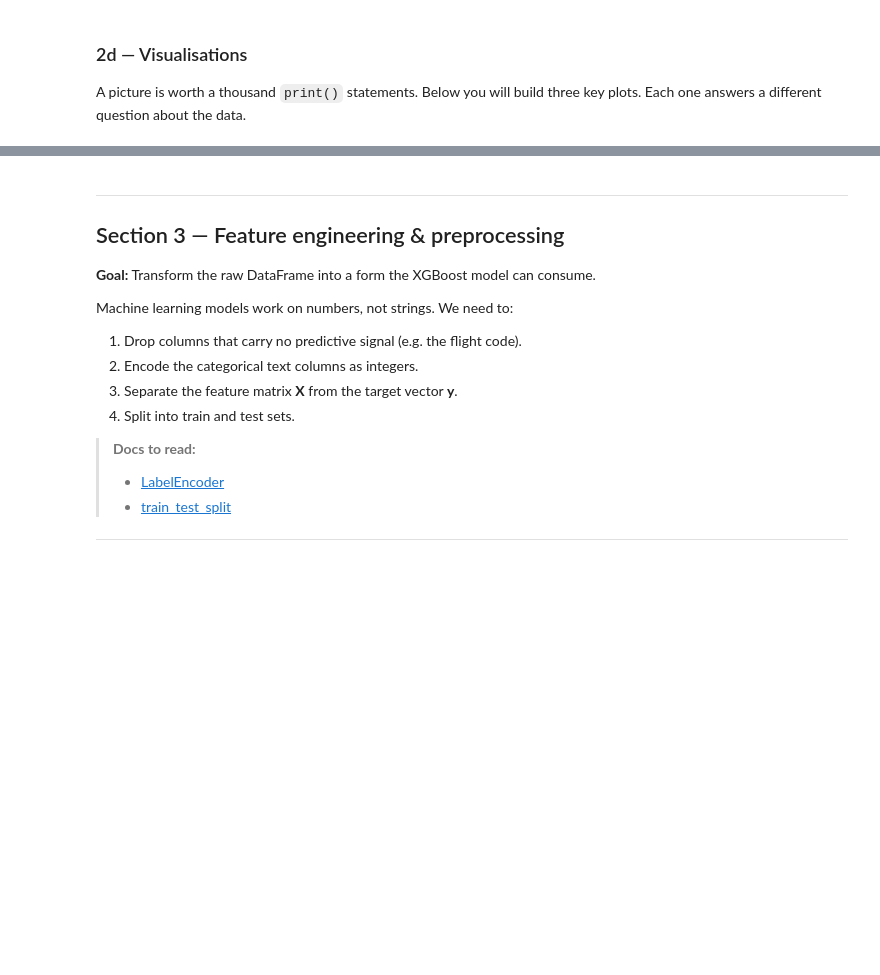
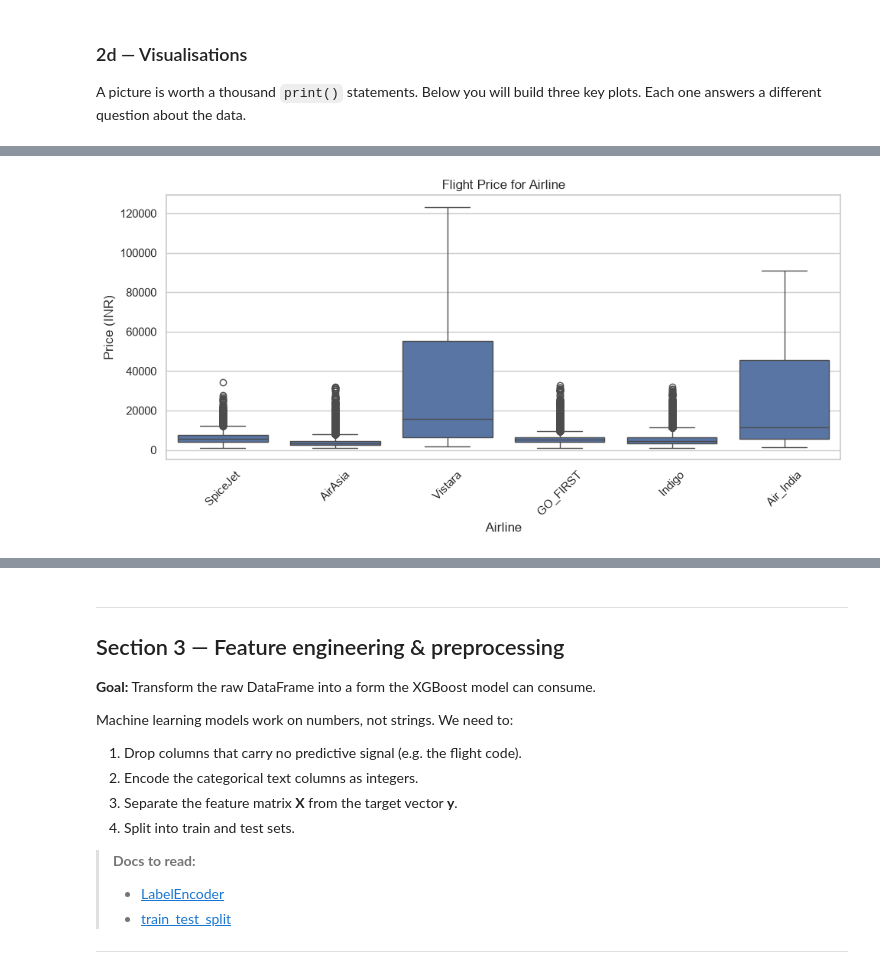
Before and after one commit to TAMU-Aggie-Data-Science-Club/fall2026-american-airlines, a Jupyter notebook: deliverable1/flight_price_prediction.ipynb, the cells around one changed output, grey strips where cells are left out. Drawn from its saved outputs; the diff is of its cells as text; code cells hidden in the pictures; blank space fills up the shorter version.

```diff
--- a/deliverable1/flight_price_prediction.ipynb
+++ b/deliverable1/flight_price_prediction.ipynb
@@ -385,11 +420,21 @@ A picture is worth a thousand `print()` statements. Below you will build three k
 # %%
 # TODO: Create a box plot of Price grouped by Airline.
 #
 # A box plot shows median, quartiles, and outliers for each group side-by-side.
 # This tells us: do different airlines charge systematically different prices?
 #
 # Hint: sns.boxplot(data=df, x='Airline', y='Price')
 #       plt.xticks(rotation=45) rotates the x-axis labels so they don't overlap.
+
+sns.boxplot(data=df, x='airline', y='price')
+plt.title('Flight Price for Airline')
+plt.xlabel('Airline')
+plt.ylabel('Price (INR)')
+plt.xticks(rotation=45)
+plt.tight_layout()
+plt.show()
+# %% [output]
+[figure, added]
 # %%
 # TODO: Create a scatter plot of Duration (x-axis) vs Price (y-axis),
 # with points coloured by the Stops column.
```
Also changed, not shown: parts of 20 cells of this notebook.
